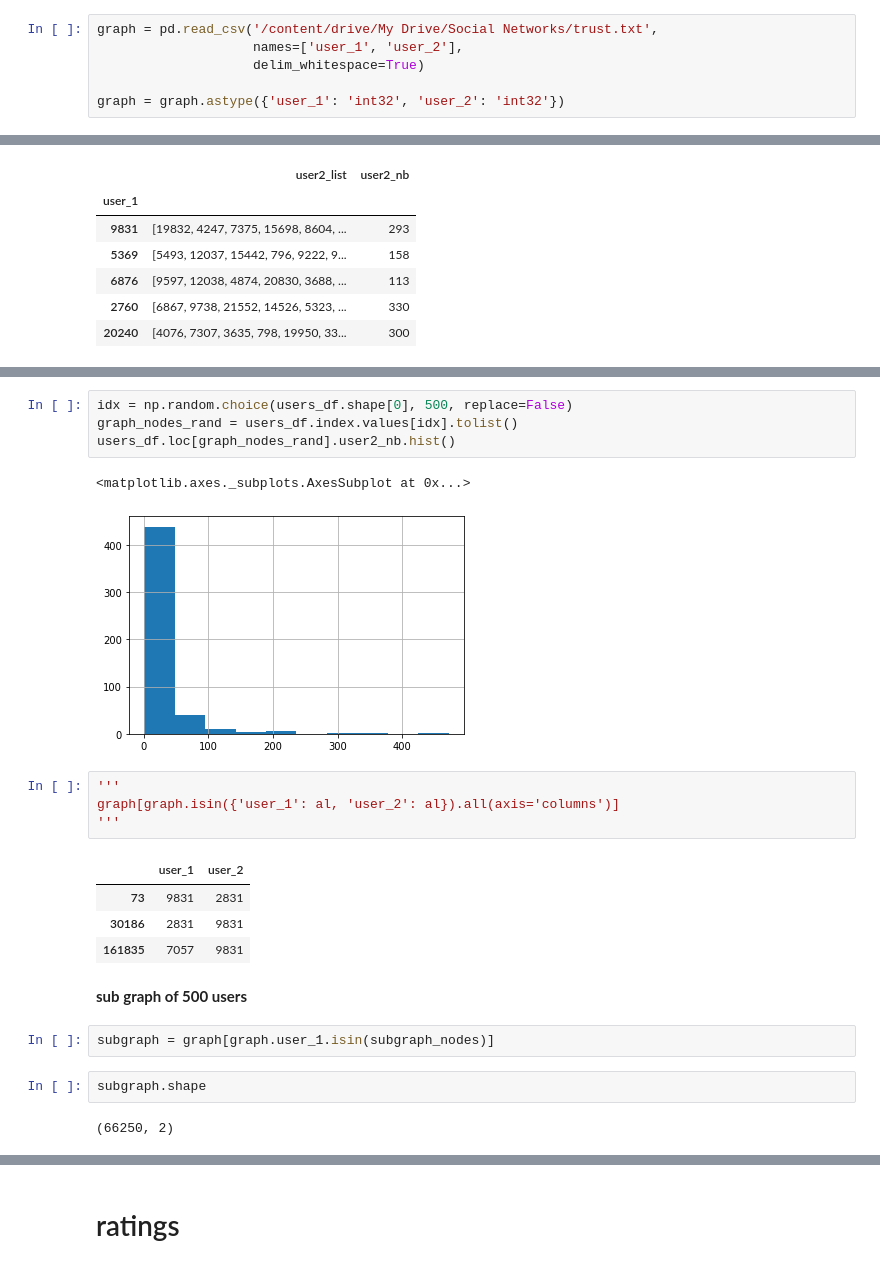
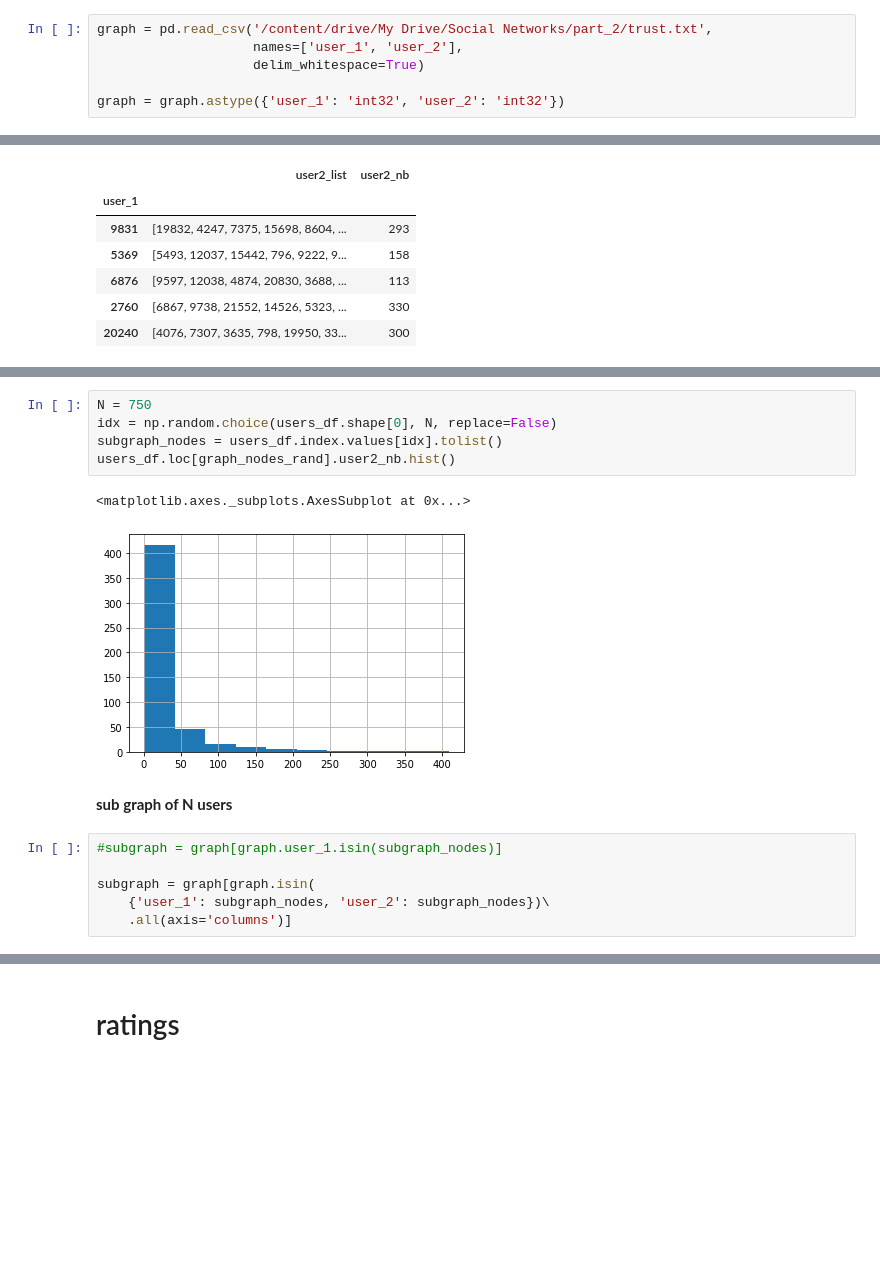
Before and after one commit to contribcode/social_networks_theory_and_practice, a Jupyter notebook: Social_Networks_part2.ipynb, the cells around one changed output, grey strips where cells are left out. Drawn from its saved outputs; the diff is of its cells as text; blank space fills up the shorter version.

```diff
--- a/Social_Networks_part2.ipynb
+++ b/Social_Networks_part2.ipynb
@@ -17,7 +18,7 @@ import networkx as nx
 # %% [markdown]
 # graph & subgraph
 # %%
-graph = pd.read_csv('/content/drive/My Drive/Social Networks/trust.txt',
+graph = pd.read_csv('/content/drive/My Drive/Social Networks/part_2/trust.txt',
                     names=['user_1', 'user_2'],
                     delim_whitespace=True)
 
@@ -95,24 +50,16 @@ users_df.loc[subgraph_nodes].user2_nb.hist()
 # %%
-idx = np.random.choice(users_df.shape[0], 500, replace=False)
-graph_nodes_rand = users_df.index.values[idx].tolist()
+N = 750
+idx = np.random.choice(users_df.shape[0], N, replace=False)
+subgraph_nodes = users_df.index.values[idx].tolist()
 users_df.loc[graph_nodes_rand].user2_nb.hist()
 # %% [output]
 <matplotlib.axes._subplots.AxesSubplot at 0x...>
-[figure, old version]
+[figure, new version]
+# %% [markdown]
+**sub graph of N users**
 # %%
-'''
-graph[graph.isin({'user_1': al, 'user_2': al}).all(axis='columns')]
-'''
+#subgraph = graph[graph.user_1.isin(subgraph_nodes)]
+
+subgraph = graph[graph.isin(
+    {'user_1': subgraph_nodes, 'user_2': subgraph_nodes})\
+    .all(axis='columns')]
-# %% [output]
-|  | user_1 | user_2 |
-| 73 | 9831 | 2831 |
-| 30186 | 2831 | 9831 |
-| 161835 | 7057 | 9831 |
-# %% [markdown]
-**sub graph of 500 users**
-# %%
-subgraph = graph[graph.user_1.isin(subgraph_nodes)]
-# %%
-subgraph.shape
-# %% [output]
-(66250, 2)
```
Also changed, not shown: parts of 44 cells of this notebook.
